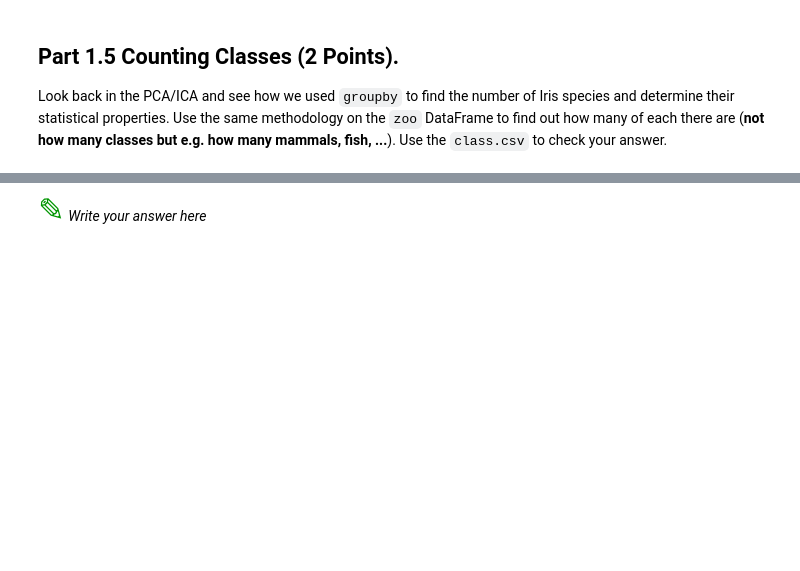
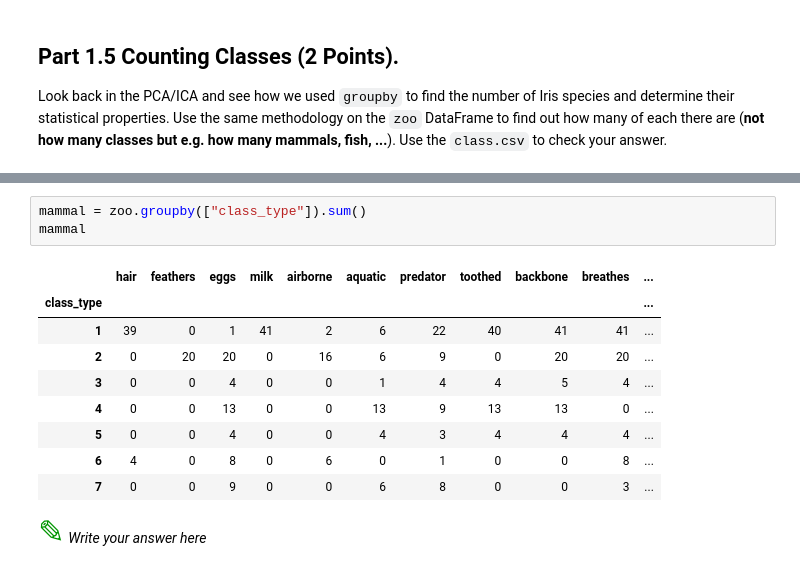
Before and after one commit to JialinQiu/CMSE202-s23-turnin, a Jupyter notebook: hw-02/HW-02_PandasAndObjects-JialinQiu.ipynb, the cells around one changed output, grey strips where cells are left out. Cells and saved outputs as stored; diff of their text form; blank space fills up the shorter version.

```diff
--- a/hw-02/HW-02_PandasAndObjects-JialinQiu.ipynb
+++ b/hw-02/HW-02_PandasAndObjects-JialinQiu.ipynb
@@ -161,3 +178,16 @@ Look back in the PCA/ICA and see how we used `groupby` to find the number of Iri
+# %%
+mammal = zoo.groupby(["class_type"]).sum()
+mammal
+# %% [output]
+|  | hair | feathers | eggs | milk | airborne | aquatic | predator | toothed | backbone | breathes | ... |
+| class_type |  |  |  |  |  |  |  |  |  |  | ... |
+| 1 | 39 | 0 | 1 | 41 | 2 | 6 | 22 | 40 | 41 | 41 | ... |
+| 2 | 0 | 20 | 20 | 0 | 16 | 6 | 9 | 0 | 20 | 20 | ... |
+| 3 | 0 | 0 | 4 | 0 | 0 | 1 | 4 | 4 | 5 | 4 | ... |
+| 4 | 0 | 0 | 13 | 0 | 0 | 13 | 9 | 13 | 13 | 0 | ... |
+| 5 | 0 | 0 | 4 | 0 | 0 | 4 | 3 | 4 | 4 | 4 | ... |
+| 6 | 4 | 0 | 8 | 0 | 6 | 0 | 1 | 0 | 0 | 8 | ... |
+| 7 | 0 | 0 | 9 | 0 | 0 | 6 | 8 | 0 | 0 | 3 | ... |
 # %% [markdown]
 <font size=6 color="#009600">&#9998;</font> *Write your answer here*
 # %% [markdown]
```
Also changed, not shown: parts of 15 cells of this notebook.
